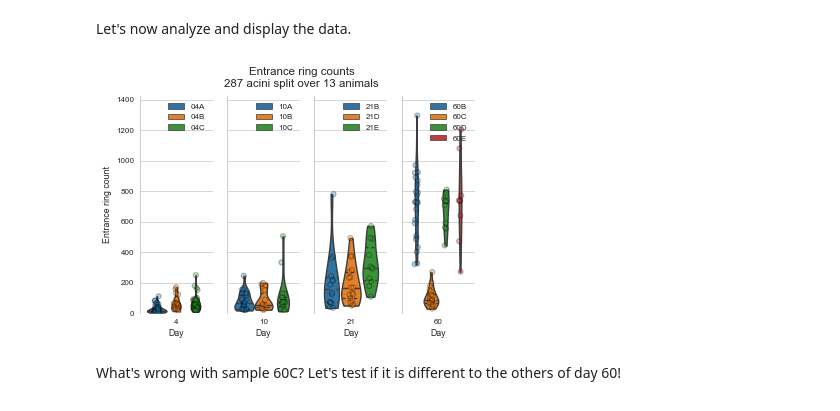
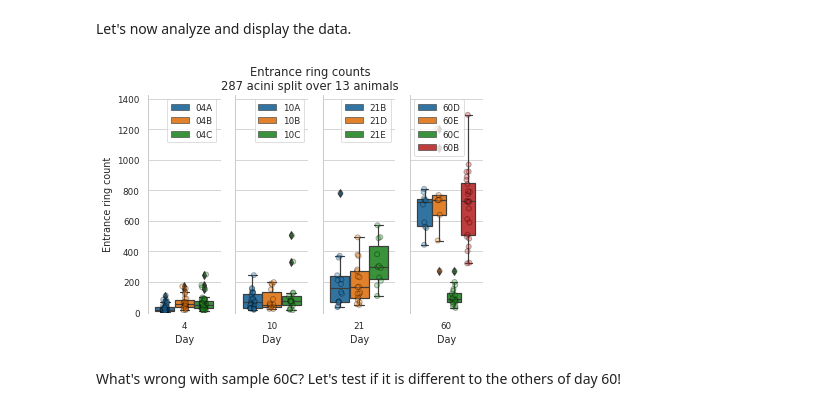
Before and after one commit to habi/acinar-analysis, a Jupyter notebook: Analysis.ipynb, the cells around one changed output. Cells and saved outputs as stored; diff of their text form; code cells hidden in the pictures.

```diff
--- a/Analysis.ipynb
+++ b/Analysis.ipynb
@@ -323,32 +323,25 @@ Let's now analyze and display the data.
 # %%
 # Let's look at the counts from Eveline
 for c, d in enumerate(sorted(pandas.unique(Data.Day))):
     plt.subplot(1, len(pandas.unique(Data.Day)), c + 1)
-    bxplt = seaborn.violinplot(data=Data.loc[Data.Day == d], x='Day', y='Counts_Eveline',
-                               hue='Animal',
-                               # Because the animals are preferentially sorted on the beamtime name, we have
-                               # to jump through the hoop below and sort the hues on the 'Animal' in addition
-                               # to what we did for Evelines counts where all the data is in *one* folder
-                               # Just comment the next line to see the difference (a correct plot, but ugly sort :)
-                               hue_order=sorted(pandas.unique(Data.loc[Data.Day == d]['Animal'])),
-                               cut=0, inner='quartiles')
+    bxplt = seaborn.boxplot(data=Data.loc[Data.Day == d], x='Day', y='Counts_Eveline',
+                            hue='Animal')
     swrmplt = seaborn.stripplot(data=Data.loc[Data.Day == d], x='Day', y='Counts_Eveline', hue='Animal', jitter=True,
-                                hue_order=sorted(pandas.unique(Data.loc[Data.Day == d]['Animal'])),
                                 dodge=True, linewidth=1, edgecolor='k', alpha=0.309)
     handles, labels = plt.gca().get_legend_handles_labels()
     plt.ylim([0, 1.1 * Data.Counts_Eveline.max()])
     bxplt.legend(handles[:len(handles) // 2], labels[:len(labels) // 2])
     if c:
         plt.ylabel('')
         plt.gca().set_yticklabels([])
     else:
         plt.ylabel('Entrance ring count')
 plt.suptitle('Entrance ring counts\n%s acini split over %s animals' % (len(Data),
                                                                        len(pandas.unique(Data.Animal))))
 # plt.savefig(os.path.join(OutputDir, 'entrance-ring-counts_all.png'))
 plt.show()
 # %% [output]
-[figure, old version]
+[figure, new version]
 # %% [markdown]
 What's wrong with sample 60C?
 Let's test if it is different to the others of day 60!
```
Also changed, not shown: parts of 46 cells of this notebook.
